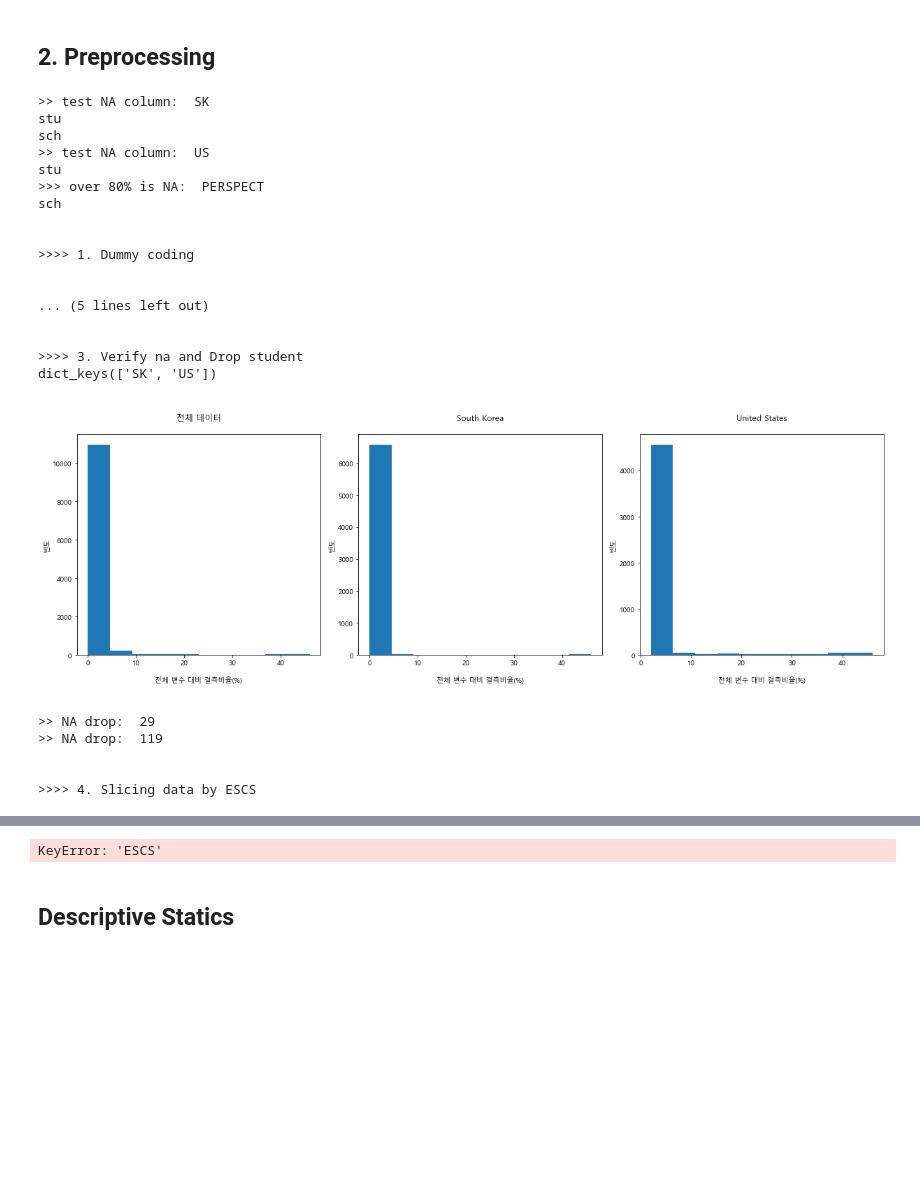
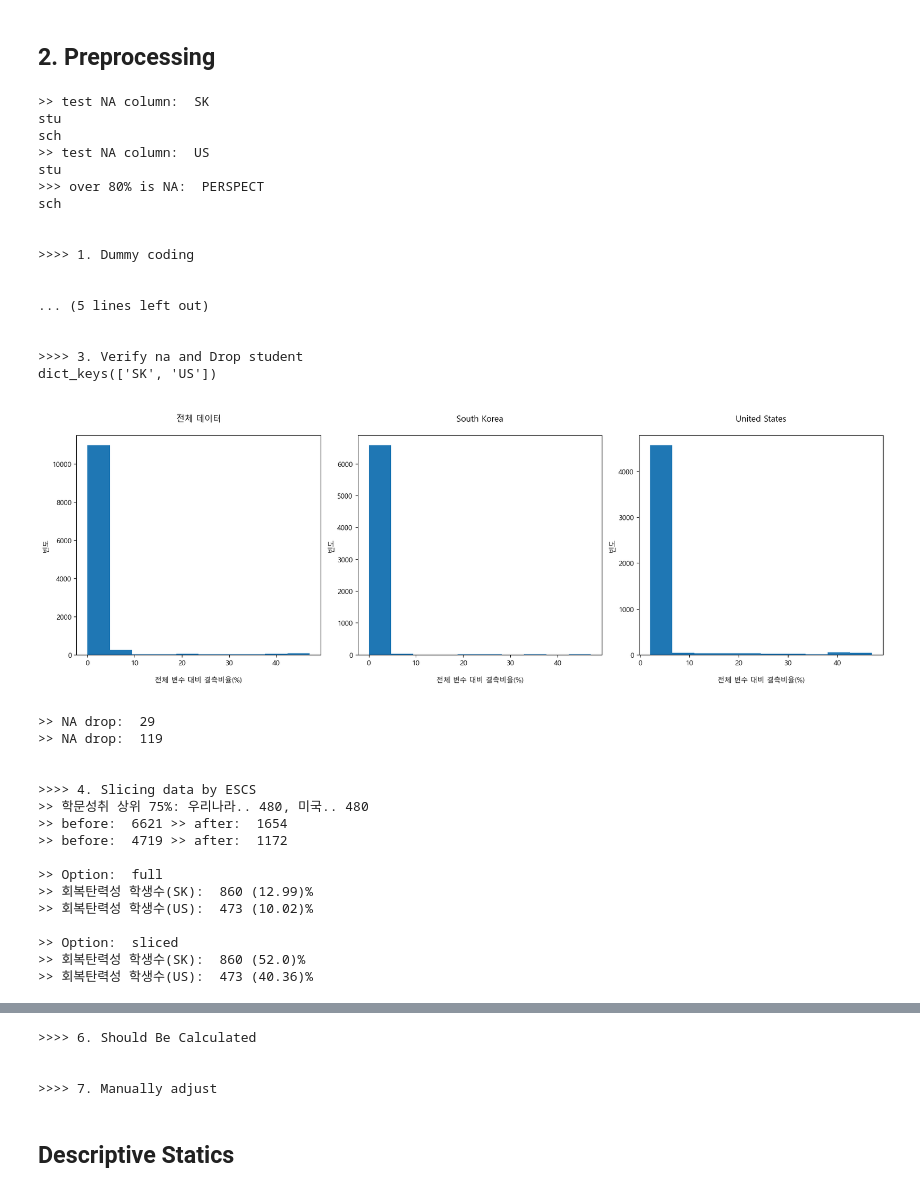
Before and after one commit to huni1023/Research, a Jupyter notebook: MixedRF/analysis.ipynb, the cells around one changed output, grey strips where cells are left out. Drawn from its saved outputs; the diff is of its cells as text; code cells hidden in the pictures; blank space fills up the shorter version.

```diff
--- a/MixedRF/analysis.ipynb
+++ b/MixedRF/analysis.ipynb
@@ -151,7 +151,7 @@ class Load:
         # categories 에서 일단은 codebook에 있는 변수가 다 있나 확인
         # categories 에서 individual & family, school 구분
 # %%
-LOAD_ONLY_CODEBOOK = True
+LOAD_ONLY_CODEBOOK = False
 
 Loader = Load(stuFolder="STU", schFolder='SCH', tchFolder='TCH',
                 onlyCodeBook = LOAD_ONLY_CODEBOOK,
@@ -424,7 +441,7 @@ class Preprocessing:
         self._3_dropNa['US'] = dropOver(self._2_joined['US'], rowWiseResult=rowWiseNA['US'])
 
 
-    def ESCS(self, score_calculating_method, *slicing_args):
+    def ESCS(self, score_calculating_method, column_to_analysis, *slicing_args):
         # 데이터를 두개 만들어야함, result, resultSlice
         # '''
         # 1. score_calculating_method:
@@ -437,20 +454,21 @@ class Preprocessing:
 
         def thresholdCalculator(inputData,
                                 score_calculating_method,
+                                column_to_analysis,
                                 academic_slicing_info):
 
             threshold = {'SK': {}, 'US': {}}
 
             for nationalName, inputNational in inputData.items():
                 # cal academic score
+                targetColumn = self.testBook[column_to_analysis]
+                inputNational['AcademicScore'] = inputNational.loc[:, targetColumn].mean(axis=1)
+
                 if score_calculating_method == 'mean':
-                    assert type(academic_slicing_info) == str, print('Insert validate type args')
-                    targetColumn = self.testBook[academic_slicing_info]
-                    inputNational['AcademicScore'] = inputNational.loc[:, targetColumn].mean(axis=1)
                     threshold[nationalName]['academic_score'] = inputNational['AcademicScore'].quantile(0.75)
                 elif score_calculating_method == 'level':
-                    assert type(academic_slicing_info) == int, print('Insert validate type args')
-                    threshold[nationalName]['academic_score'] = academic_slicing_info #!# 수동으로 조정해줘야 함
+                    assert type(academic_slicing_info) == int, print('Insert validate type args : ', academic_slicing_info)
+                    threshold[nationalName]['academic_score'] = academic_slicing_info
                 else:
                     raise ValueError("Specify right method")
 
@@ -547,7 +565,8 @@ class Preprocessing:
         ## 1. calculate threshold value
         AcademicThreshold, newData_dict = thresholdCalculator(self._3_dropNa,
                                                             score_calculating_method = score_calculating_method,
-                                                            academic_slicing_info=slicing_args) ## 학업성취 코딩 방법을 바꿀 때 여기 arg를 조정
+                                                            column_to_analysis = column_to_analysis,
+                                                            academic_slicing_info=slicing_args[0]) ## 학업성취 코딩 방법을 바꿀 때 여기 arg를 조정
         print(f">> 학문성취 상위 75%: 우리나라.. {AcademicThreshold['SK']['academic_score']}, 미국.. {AcademicThreshold['US']['academic_score']}")
 
 
@@ -668,37 +687,48 @@ class Preprocessing:
 
         self.finalRS['full'] = columnOrder(self.finalRS['full'])
         self.finalRS['sliced'] = columnOrder(self.finalRS['sliced'])
 
 
 processor = Preprocessing(LoadedData=loadedData, codeBook=Loader.cb, dummyCodeBook='dummyCoding.json')
 processor.noDataColumn()
 processor.Dummy(doDummy=False) # 굳이 dummy할 필요가 없음, rf에서 categorical / numerical 인식해야함
 processor.Join()
 processor.DropStudent()
-processor.ESCS(test_key='read_10')
+processor.ESCS('level', 'read_10' ,480)
 processor.shouldBeCalculated()
 processor.AdjustMinor()
 # %% [output]
 >> test NA column:  SK
 stu
 sch
 >> test NA column:  US
 stu
 >>> over 80% is NA:  PERSPECT
 sch
 
 
 >>>> 1. Dummy coding
 
 
 ... (5 lines left out)
 
 
 >>>> 3. Verify na and Drop student
 dict_keys(['SK', 'US'])
-[figure, old version]
+[figure, new version]
 >> NA drop:  29
 >> NA drop:  119
 
 
 >>>> 4. Slicing data by ESCS
+>> 학문성취 상위 75%: 우리나라.. 480, 미국.. 480
+>> before:  6621 >> after:  1654
+>> before:  4719 >> after:  1172
+
+>> Option:  full
+>> 회복탄력성 학생수(SK):  860 (12.99)%
+>> 회복탄력성 학생수(US):  473 (10.02)%
+
+>> Option:  sliced
+>> 회복탄력성 학생수(SK):  860 (52.0)%
+>> 회복탄력성 학생수(US):  473 (40.36)%
@@ -705,4 +737,7 @@ dict_keys(['SK', 'US'])
-KeyError: 'ESCS'
+>>>> 6. Should Be Calculated
+
+
+>>>> 7. Manually adjust
 # %%
 with pd.ExcelWriter(os.path.join(BASE_DIR, 'data', 'preprocessing.xlsx')) as writer:
     processor.finalRS['full'].to_excel(writer, sheet_name='full', index=False)
```
Also changed, not shown: parts of 3 cells of this notebook, 6 other files.
